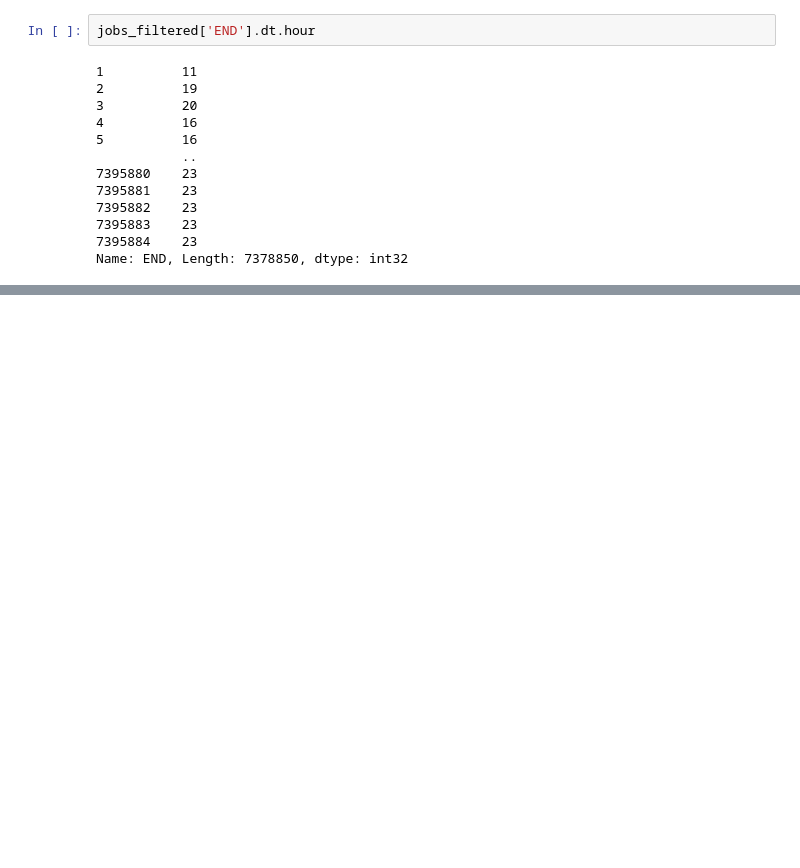
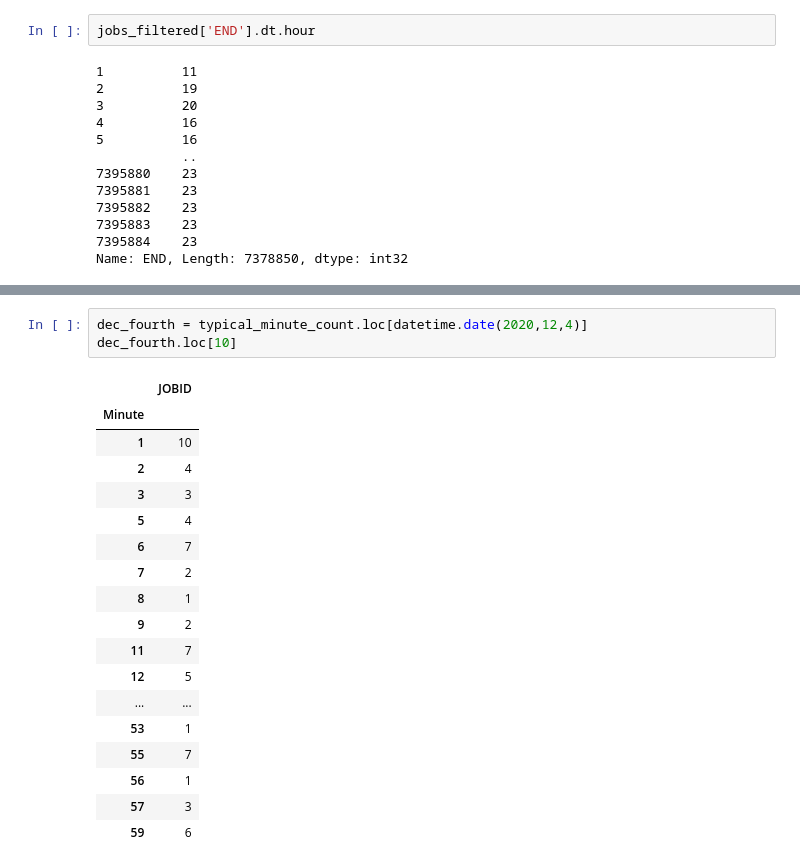
Before and after one commit to nss-data-science-cohort-8/accre-pumpkin-pie, a Jupyter notebook: notebooks/ZH_Sched_Failure_Modeling.ipynb, the cells around one changed output, grey strips where cells are left out. Drawn from its saved outputs; the diff is of its cells as text; blank space fills up the shorter version.

```diff
--- a/notebooks/ZH_Sched_Failure_Modeling.ipynb
+++ b/notebooks/ZH_Sched_Failure_Modeling.ipynb
@@ -314,0 +421,22 @@ Name: END, Length: 7378850, dtype: int32
+# %%
+dec_fourth = typical_minute_count.loc[datetime.date(2020,12,4)]
+dec_fourth.loc[10]
+# %% [output]
+|  | JOBID |
+| Minute |  |
+| 1 | 10 |
+| 2 | 4 |
+| 3 | 3 |
+| 5 | 4 |
+| 6 | 7 |
+| 7 | 2 |
+| 8 | 1 |
+| 9 | 2 |
+| 11 | 7 |
+| 12 | 5 |
+| ... | ... |
+| 53 | 1 |
+| 55 | 7 |
+| 56 | 1 |
+| 57 | 3 |
+| 59 | 6 |
```
Also changed, not shown: parts of 22 cells of this notebook.
